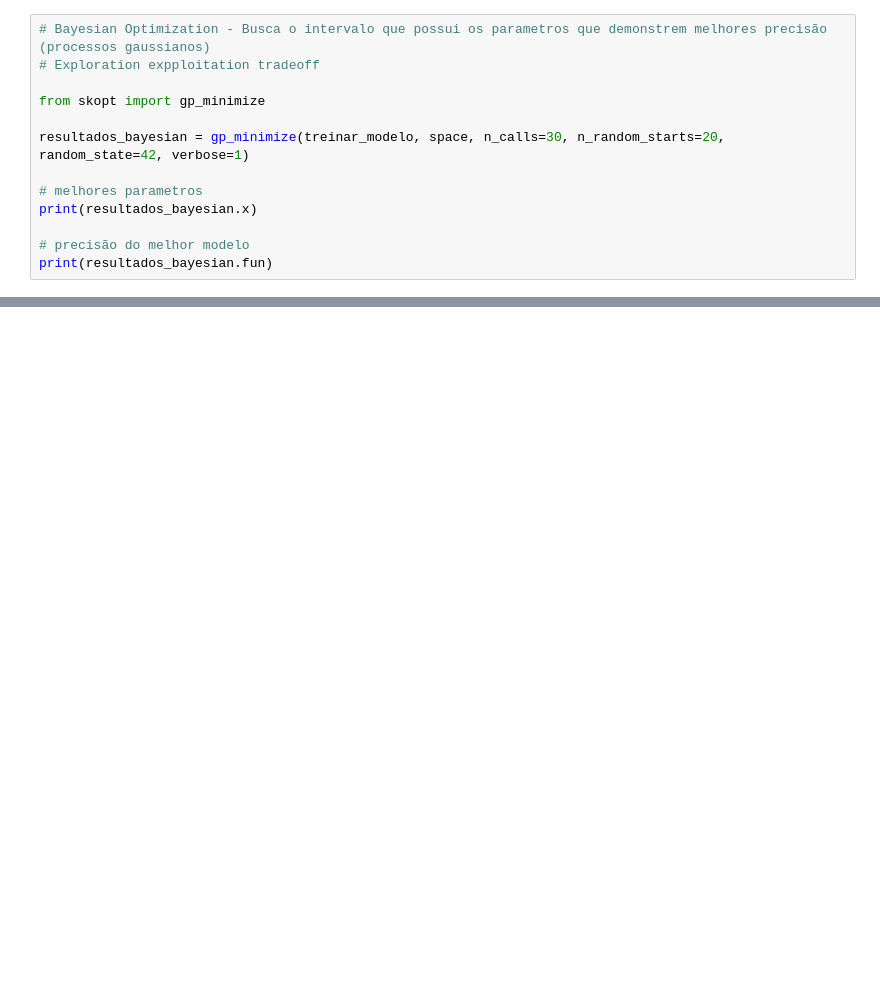
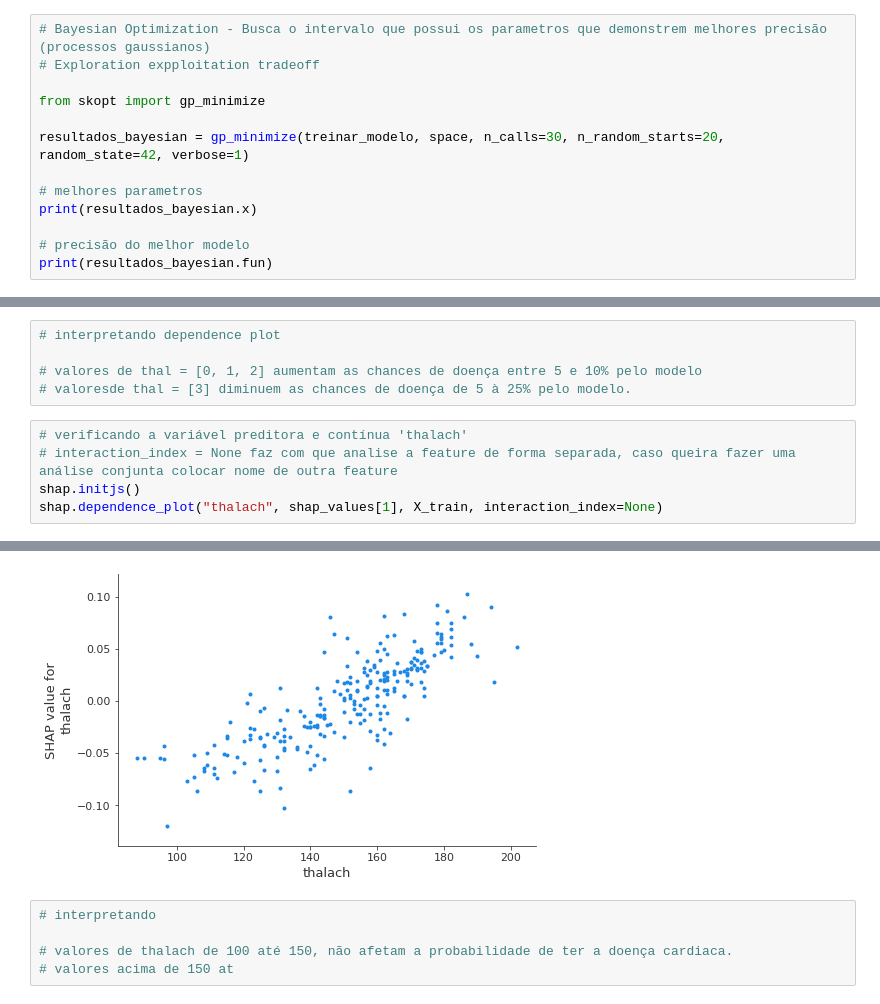
Before and after one commit to marcosrochedo/data-projects, a Jupyter notebook: heart-disease-predict/heart-disease-predict/skopt_TuningParameters.ipynb, the cells around one changed output, grey strips where cells are left out. Saved outputs shown, nothing was run; the diff lists cells and outputs as text; blank space fills up the shorter version.

```diff
--- a/heart-disease-predict/heart-disease-predict/skopt_TuningParameters.ipynb
+++ b/heart-disease-predict/heart-disease-predict/skopt_TuningParameters.ipynb
@@ -130,0 +221,11 @@ print(resultados_bayesian.fun)
+# %%
+# interpretando dependence plot
+
+# valores de thal = [0, 1, 2] aumentam as chances de doença entre 5 e 10% pelo modelo
+# valoresde thal = [3] diminuem as chances de doença de 5 à 25% pelo modelo.
+# %%
+# verificando a variável preditora e contínua 'thalach'
+# interaction_index = None faz com que analise a feature de forma separada, caso queira fazer uma análise conjunta colocar nome de outra feature
+shap.initjs()
+shap.dependence_plot("thalach", shap_values[1], X_train, interaction_index=None)
+# %% [output]
@@ -130,0 +233,6 @@ print(resultados_bayesian.fun)
+[figure, added]
+# %%
+# interpretando
+
+# valores de thalach de 100 até 150, não afetam a probabilidade de ter a doença cardiaca.
+# valores acima de 150 at
```
Also changed, not shown: parts of 18 cells of this notebook.
